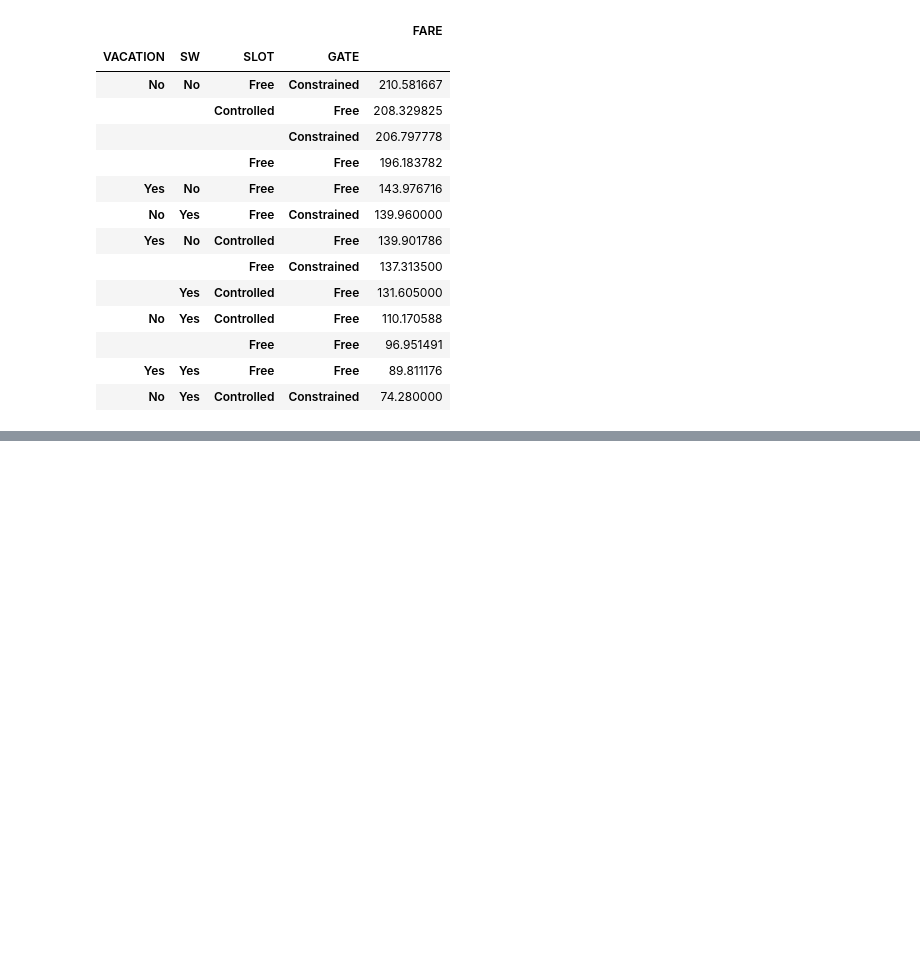
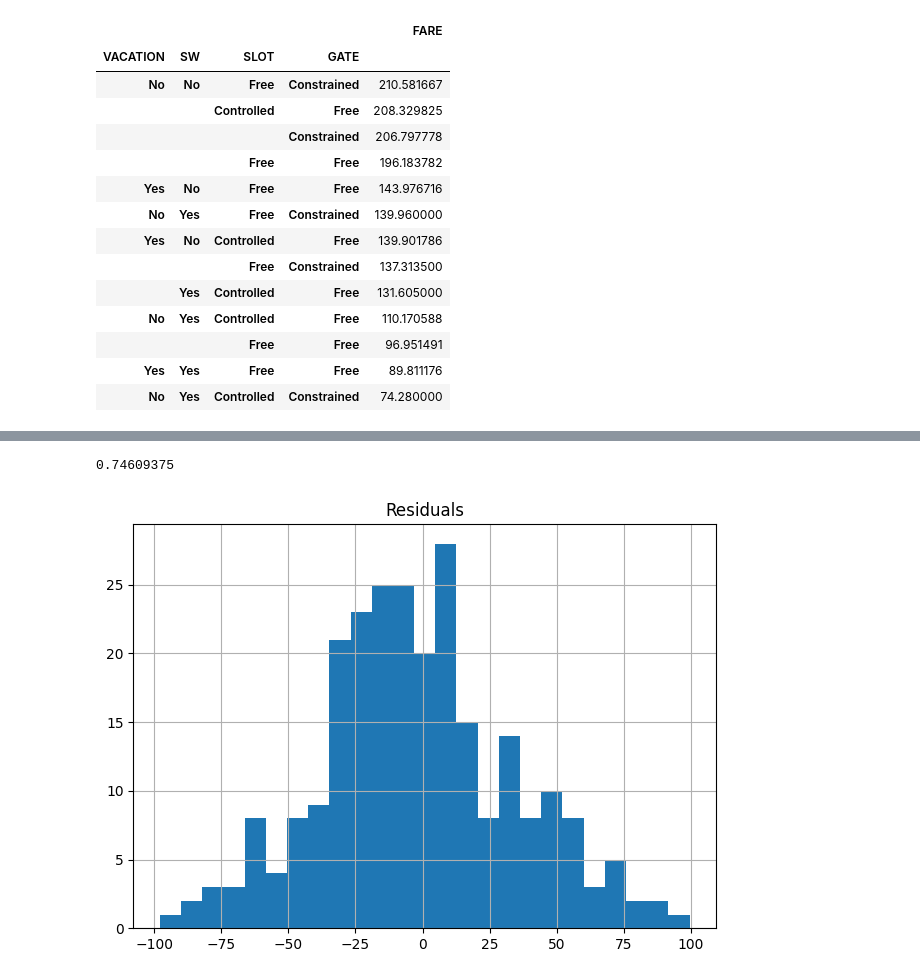
Before and after one commit to wolfesamk/MSBA-206, a Jupyter notebook: DMBA Chapter 6.ipynb, the cells around one changed output, grey strips where cells are left out. Saved outputs shown, nothing was run; the diff lists cells and outputs as text; code cells hidden in the pictures; blank space fills up the shorter version.

```diff
--- a/DMBA Chapter 6.ipynb
+++ b/DMBA Chapter 6.ipynb
@@ -160,9 +159,7 @@ ptAF
 # %%
 #6.3.c.i Convert to dummy and split into test groups.
 # partition data
-predictors = ['S_CITY','E_CITY','COUPON','NEW','VACATION','SW','HI','S_INCOME','E_INCOME','S_POP','E_POP','DISTANCE','PAX']
-#print(dfAF.columns)
-X = pd.get_dummies(dfAF, drop_first=True)
+X = pd.get_dummies(dfAF.iloc[: , 4:].drop(columns='FARE'),drop_first=True)
 y = dfAF[targetVar]
 train_X, valid_X, train_y, valid_y = train_test_split(X, y, test_size=0.4, random_state=1)
 
@@ -215,0 +297,8 @@ Step: score=3884.78, unchanged None
+# %%
+train_df = train_X.join(train_y)
+
+predictors = train_X.columns
+formula = 'FARE ~ ' + ' + '.join(predictors)
+
+air_lm = smf.ols(formula=formula, data=train_df).fit()
+print(air_lm.summary())
@@ -215,0 +350,14 @@ Step: score=3884.78, unchanged None
+# %%
+air_lm_pred = air_lm.predict(valid_X)
+all_residuals = valid_y - air_lm_pred
+
+# Determine the percentage of datapoints with a residual in [-42, 42] = approx. 75\%
+print(len(all_residuals[(all_residuals > -42) & (all_residuals < 42)]) / len(all_residuals))
+
+ax = pd.DataFrame({'Residuals': all_residuals}).hist(bins=25)
+
+plt.tight_layout()
+plt.show()
+# %% [output]
+0.74609375
+[figure, added]
```
Also changed, not shown: parts of 18 cells of this notebook.
